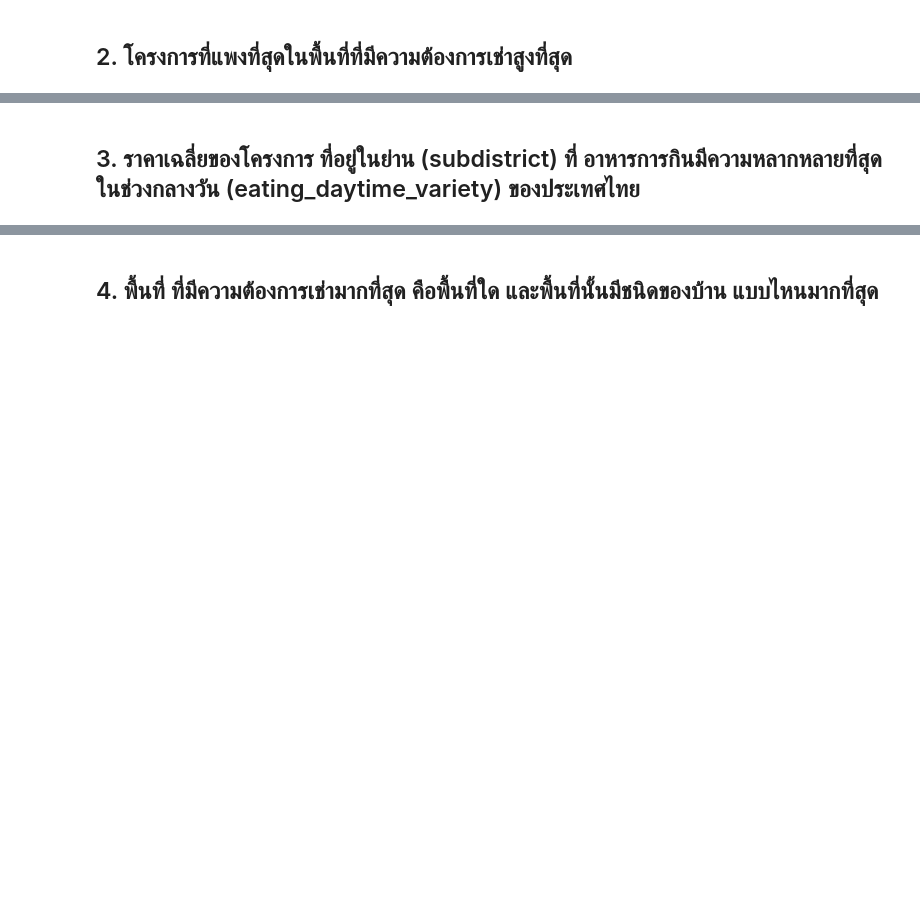
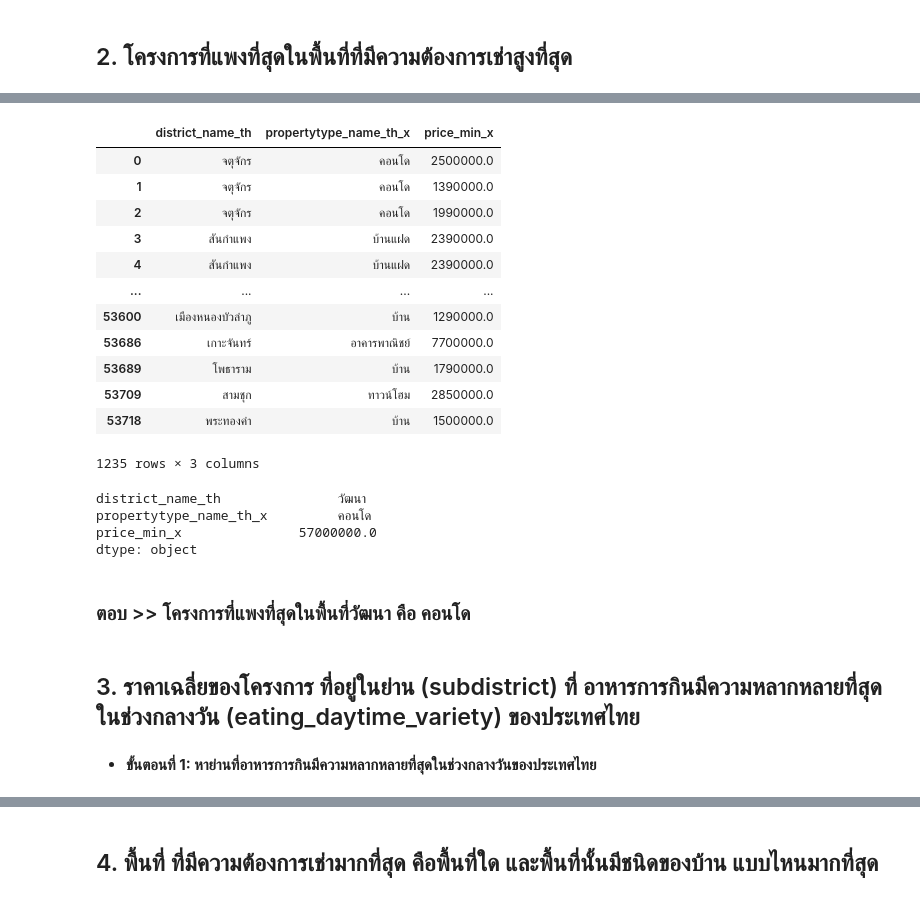
Before and after one commit to Ninkrn/BasicProg_Dataviz65, a Jupyter notebook: midterm65.ipynb, the cells around one changed output, grey strips where cells are left out. Cells and saved outputs as stored; diff of their text form; code cells hidden in the pictures; blank space fills up the shorter version.

```diff
--- a/midterm65.ipynb
+++ b/midterm65.ipynb
@@ -129,2 +165,30 @@ dataall[dataall['volume_of_rental']==dataall['volume_of_rental'].max()][['name_t
+# %%
+UP2 = UP.groupby('district_name_th')[['district_name_th','propertytype_name_th_x','price_min_x']].head()
+UP2
+# %% [output]
+|  | district_name_th | propertytype_name_th_x | price_min_x |
+| 0 | จตุจักร | คอนโด | 2500000.0 |
+| 1 | จตุจักร | คอนโด | 1390000.0 |
+| 2 | จตุจักร | คอนโด | 1990000.0 |
+| 3 | สันกำแพง | บ้านแฝด | 2390000.0 |
+| 4 | สันกำแพง | บ้านแฝด | 2390000.0 |
+| ... | ... | ... | ... |
+| 53600 | เมืองหนองบัวลำภู | บ้าน | 1290000.0 |
+| 53686 | เกาะจันทร์ | อาคารพาณิชย์ | 7700000.0 |
+| 53689 | โพธาราม | บ้าน | 1790000.0 |
+| 53709 | สามชุก | ทาวน์โฮม | 2850000.0 |
+| 53718 | พระทองคำ | บ้าน | 1500000.0 |
+1235 rows × 3 columns
+# %%
+UP2[UP2['district_name_th']=='วัฒนา'].max()
+# %% [output]
+district_name_th               วัฒนา
+propertytype_name_th_x         คอนโด
+price_min_x               57000000.0
+dtype: object
+# %% [markdown]
+### ตอบ >> โครงการที่แพงที่สุดในพื้นที่วัฒนา คือ คอนโด
 # %% [markdown]
 ## 3. ราคาเฉลี่ยของโครงการ ที่อยู่ในย่าน (subdistrict) ที่  อาหารการกินมีความหลากหลายที่สุดในช่วงกลางวัน (eating_daytime_variety) ของประเทศไทย
+# %% [markdown]
+- **ขั้นตอนที่ 1: หาย่านที่อาหารการกินมีความหลากหลายที่สุดในช่วงกลางวันของประเทศไทย**
```
Also changed, not shown: parts of 37 cells of this notebook.
